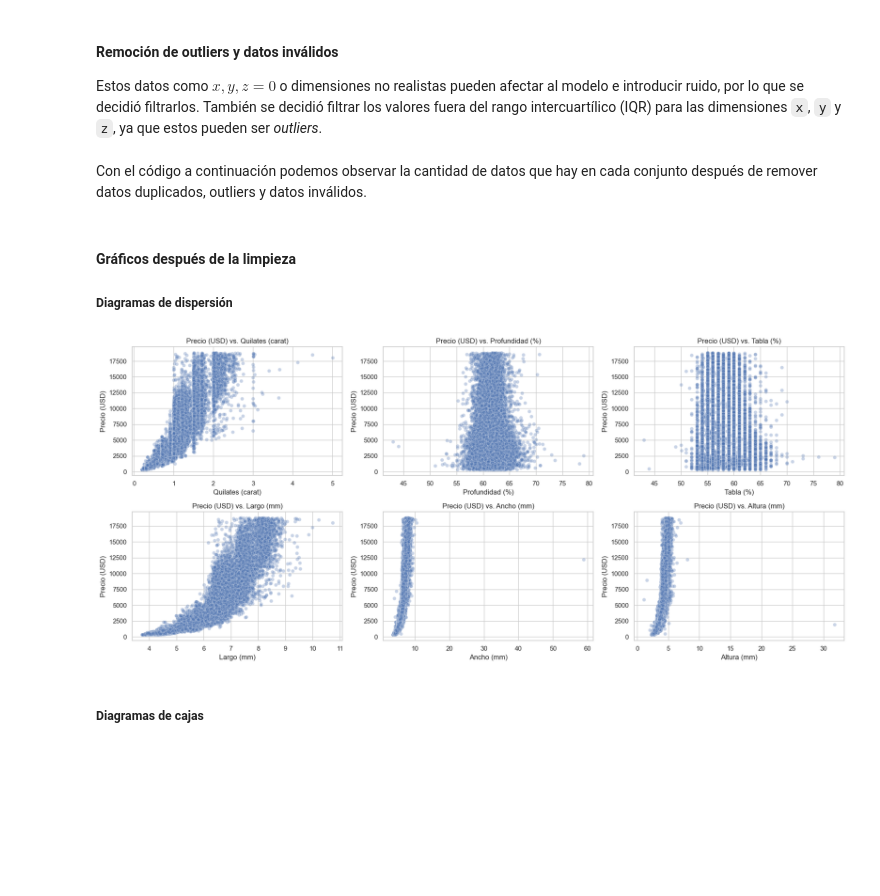
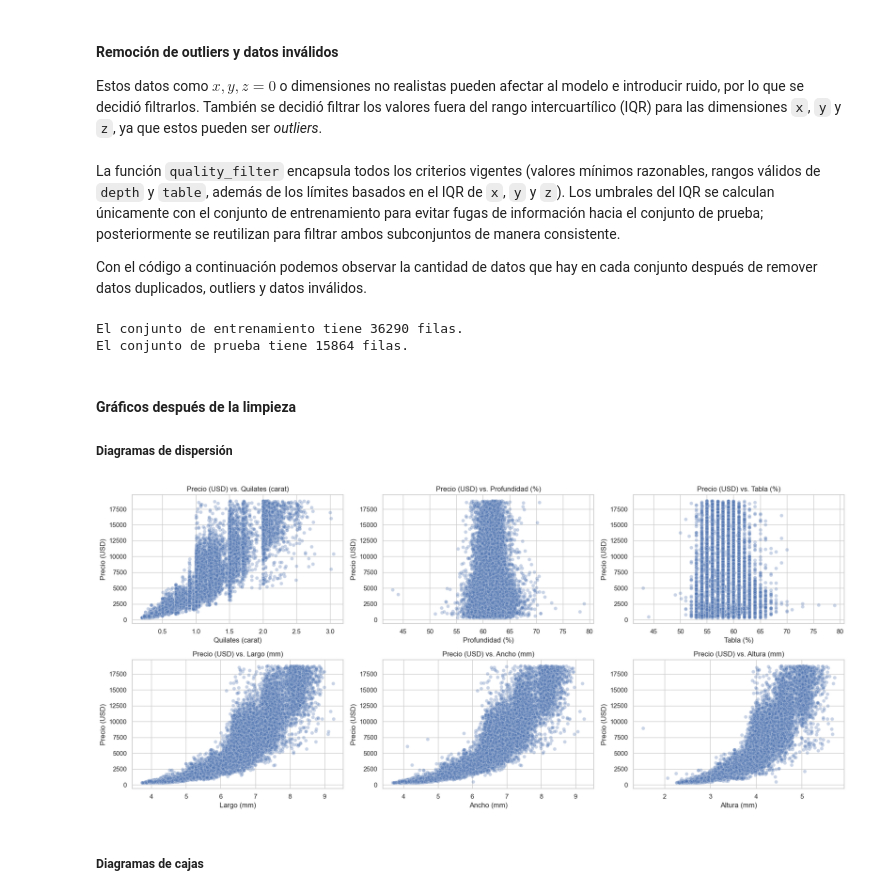
Before and after one commit to datwaft/aprendizaje_automatico, a Jupyter notebook: Trabajo_Corto_2/Trabajo_Corto_2.ipynb, the cells around one changed output. Cells and saved outputs as stored; diff of their text form; code cells hidden in the pictures; blank space fills up the shorter version.

```diff
--- a/Trabajo_Corto_2/Trabajo_Corto_2.ipynb
+++ b/Trabajo_Corto_2/Trabajo_Corto_2.ipynb
@@ -268,7 +273,7 @@ Para los parámetros mencionados se tomaron las siguientes decisiones:
 x = df.drop("price", axis=1)
 y = df["price"]
 
-x_train_raw, x_test_raw, y_train, y_test = cast(
+x_train_raw, x_test_raw, y_train_raw, y_test_raw = cast(
     tuple[DataFrame, DataFrame, Series, Series],
     train_test_split(x, y, test_size=0.30, random_state=42, shuffle=True),
 )
@@ -320,11 +328,11 @@ El conjunto de prueba tiene {len(x_test_raw)} filas.
 
 Al eliminar filas duplicadas se mejora la integridad del modelo y se evita sobrerepresentar ciertas observaciones, esto puede servir en el caso de diamantes ya que la predicción puede ser afectada por el precio de mercado especialmente en los valores de `carat` bajos.
 # %%
-x_train_raw = x_train_raw.drop_duplicates()
-x_test_raw = x_test_raw.drop_duplicates()
+x_train_no_dups = x_train_raw.drop_duplicates()
+x_test_no_dups = x_test_raw.drop_duplicates()
 
-y_train = y_train.loc[x_train_raw.index]
-y_test = y_test.loc[x_test_raw.index]
+y_train_no_dups = y_train_raw.loc[x_train_no_dups.index]
+y_test_no_dups = y_test_raw.loc[x_test_no_dups.index]
 # %% [markdown]
 #### Remoción de outliers y datos inválidos
 
@@ -375,33 +372,38 @@ y_test = y_test[valid_test_filter]
 # %% [markdown]
+La función `quality_filter` encapsula todos los criterios vigentes (valores mínimos razonables, rangos válidos de `depth` y `table`, además de los límites basados en el IQR de `x`, `y` y `z`). Los umbrales del IQR se calculan únicamente con el conjunto de entrenamiento para evitar fugas de información hacia el conjunto de prueba; posteriormente se reutilizan para filtrar ambos subconjuntos de manera consistente.
+
 Con el código a continuación podemos observar la cantidad de datos que hay en cada conjunto después de remover datos duplicados, outliers y datos inválidos.
 # %%
 print(f"""
-El conjunto de entrenamiento tiene {len(x_train_raw)} filas.
-El conjunto de prueba tiene {len(x_test_raw)} filas.
+El conjunto de entrenamiento tiene {len(x_train_filtered)} filas.
+El conjunto de prueba tiene {len(x_test_filtered)} filas.
 """)
+# %% [output]
+El conjunto de entrenamiento tiene 36290 filas.
+El conjunto de prueba tiene 15864 filas.
 # %% [markdown]
 #### Gráficos después de la limpieza
 
 ##### Diagramas de dispersión
 # %%
-train_df = x_train_raw.copy()
-train_df["price"] = y_train
+train_df = x_train_filtered.copy()
+train_df["price"] = y_train_filtered
 
-num_cols = x_train_raw.select_dtypes(include="number").columns
+num_cols = x_train_filtered.select_dtypes(include="number").columns
 ncols = 3
 nrows = math.ceil(len(num_cols) / ncols)
 fig, axes = plt.subplots(nrows=nrows, ncols=ncols, figsize=(6 * ncols, 4 * nrows))
 for ax, col in zip(axes.flat, num_cols):
     sns.scatterplot(x=col, y="price", data=train_df, alpha=0.3, ax=ax)
     ax.set_title(f"{column_labels['price']} vs. {column_labels.get(col, col)}")
     ax.set_xlabel(column_labels.get(col, col))
     ax.set_ylabel(column_labels["price"])
 for ax in axes.flat[len(num_cols) :]:
     ax.remove()
 plt.tight_layout()
 plt.show()
 # %% [output]
-[figure, old version]
+[figure, new version]
 # %% [markdown]
 ##### Diagramas de cajas
 # %%
```
Also changed, not shown: parts of 14 cells of this notebook, 1 other file.
